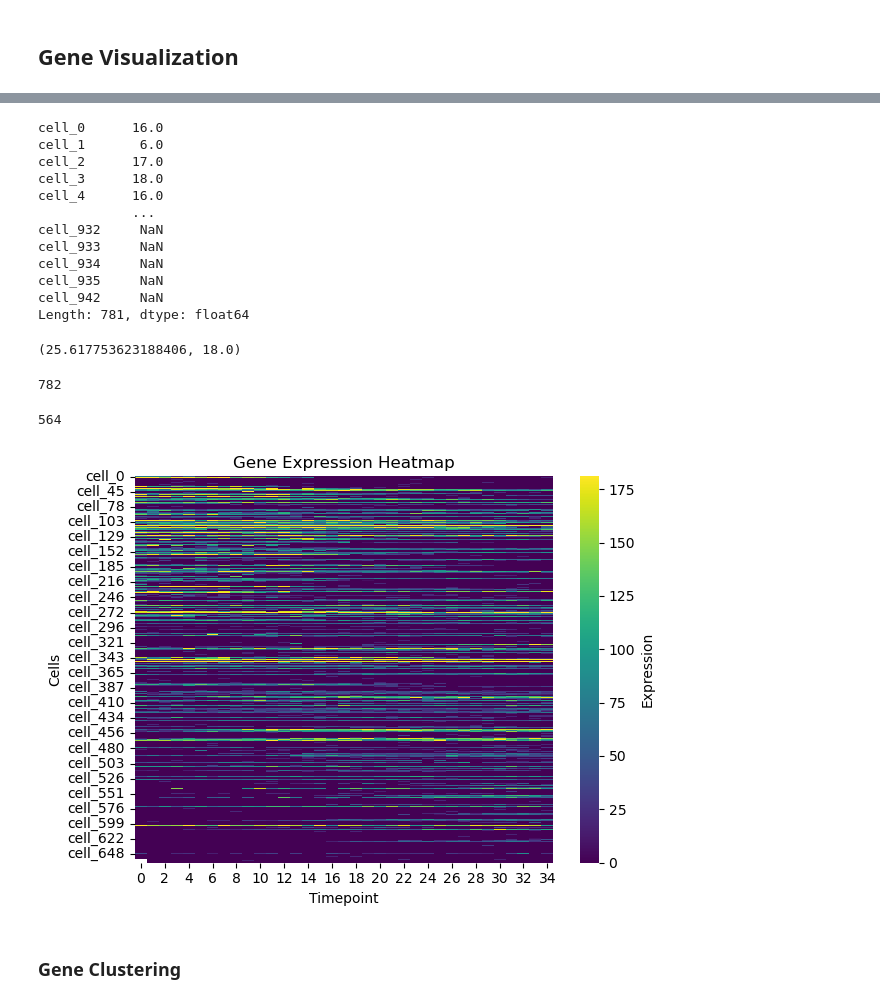
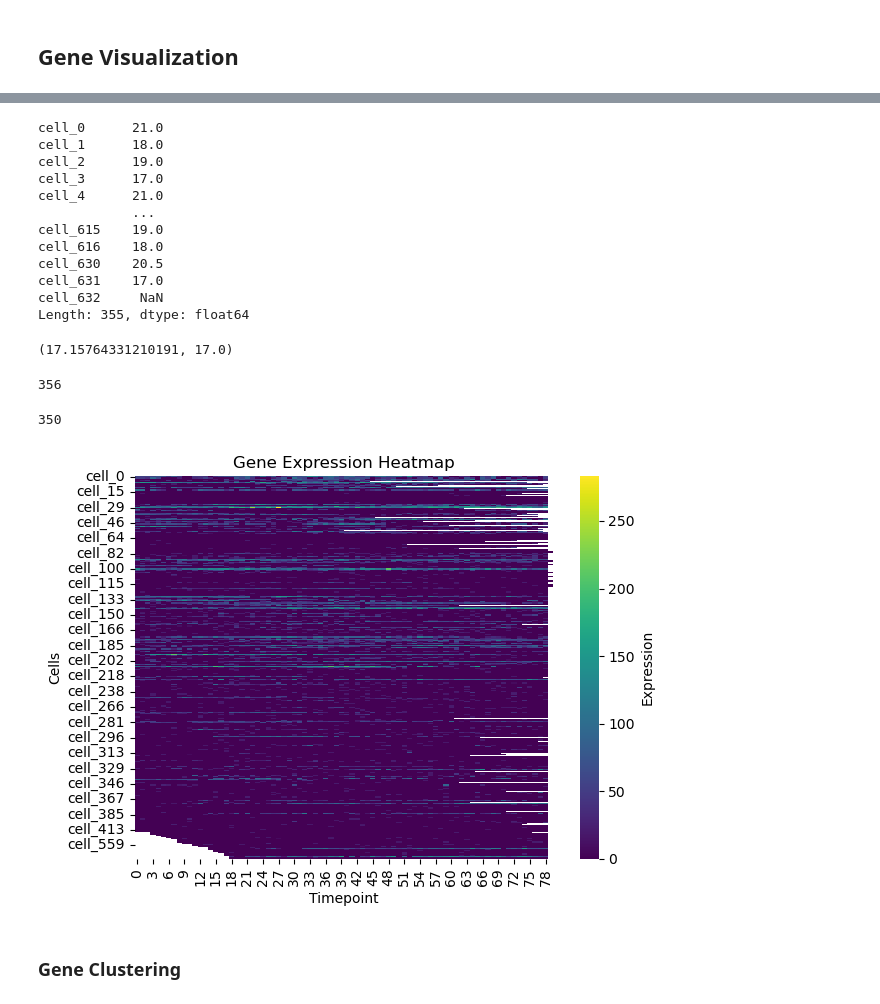
Before and after one commit to Omergottlieb33/MS2, a Jupyter notebook: notebooks/gene_expression_analysis.ipynb, the cells around one changed output, grey strips where cells are left out. Drawn from its saved outputs; the diff is of its cells as text; code cells hidden in the pictures.

```diff
--- a/notebooks/gene_expression_analysis.ipynb
+++ b/notebooks/gene_expression_analysis.ipynb
@@ -444,8 +453,8 @@ video_name = 'gRNA_4_26.02.25-st_14_A1_A4---'
 tracklet_length = 1
 # %%
-csv_path = f'c:\\Users\\97254\\Desktop\\Resources\\Technion\\grad_school\\shechtman_lap\\projects\\MS2\\outputs\\{video_name}\\emitter_analysis\\gene_expression_results.csv'
-tracklets_path = f'c:\\Users\\97254\\Desktop\\Resources\\Technion\\grad_school\\shechtman_lap\\projects\\MS2\\outputs\\{video_name}\\tracklets_matching_iou_v2.json'
-masks_dir = f'c:\\Users\\97254\\Desktop\\Resources\\Technion\\grad_school\\shechtman_lap\\projects\\MS2\\outputs\\{video_name}\\masks'
+csv_path = f'c:\\Users\\97254\\Desktop\\Resources\\Technion\\grad_school\\shechtman_lap\\projects\\MS2\\outputs\\gRNA2\\{video_name}\\v3p3\\gene_expression_results.csv'
+tracklets_path = f'c:\\Users\\97254\\Desktop\\Resources\\Technion\\grad_school\\shechtman_lap\\projects\\MS2\\outputs\\gRNA2\\{video_name}\\tracklets_matching_iou_v2.json'
+masks_dir = f'c:\\Users\\97254\\Desktop\\Resources\\Technion\\grad_school\\shechtman_lap\\projects\\MS2\\outputs\\gRNA2\\{video_name}\\masks'
 # %%
 df = pd.read_csv(csv_path)
 # %%
@@ -485,49 +505,49 @@ num = df.drop(columns=['timepoint'], errors='ignore').select_dtypes(
 min_non_zero = num.where(num > 0).min()  # per-column min of values > 0
 min_non_zero
 # %% [output]
-cell_0      16.0
-cell_1       6.0
-cell_2      17.0
-cell_3      18.0
-cell_4      16.0
+cell_0      21.0
+cell_1      18.0
+cell_2      19.0
+cell_3      17.0
+cell_4      21.0
             ...
-cell_932     NaN
-cell_933     NaN
-cell_934     NaN
-cell_935     NaN
-cell_942     NaN
-Length: 781, dtype: float64
+cell_615    19.0
+cell_616    18.0
+cell_630    20.5
+cell_631    17.0
+cell_632     NaN
+Length: 355, dtype: float64
 # %%
 np.nanmean(min_non_zero), np.nanmedian(min_non_zero)
 # %% [output]
-(25.617753623188406, 18.0)
+(17.15764331210191, 17.0)
 # %%
 nan_counts = df.drop(columns=['timepoint'], errors='ignore').isna().sum()
-cols_gt1_nan = nan_counts[nan_counts > tracklet_length].index.tolist()
+cols_gt1_nan = nan_counts[nan_counts > 40].index.tolist()
 cols_gt1_nan  # list of column names with >1 NaN
 df_filtered = df.drop(columns=cols_gt1_nan)
 # %%
 len(df.columns)
 # %% [output]
-782
+356
 # %%
 len(df_filtered.columns)
 # %% [output]
-564
+350
 # %%
 filtered_data = df_filtered.sort_values('timepoint').set_index('timepoint')
 
 # Flip axes: rows=cells, columns=timepoints
 plt.figure()
-sns.heatmap(filtered_data.T, cmap="viridis", robust=True,
+sns.heatmap(filtered_data.T, cmap="viridis",
             cbar_kws={"label": "Expression"})
 plt.title("Gene Expression Heatmap")
 plt.xlabel("Timepoint")
 plt.ylabel("Cells")
 plt.tight_layout()
 plt.show()
 # %% [output]
-[figure, old version]
+[figure, new version]
 # %% [markdown]
 ### Gene Clustering
 # %%
```
Also changed, not shown: parts of 75 cells of this notebook, 2 other files.
